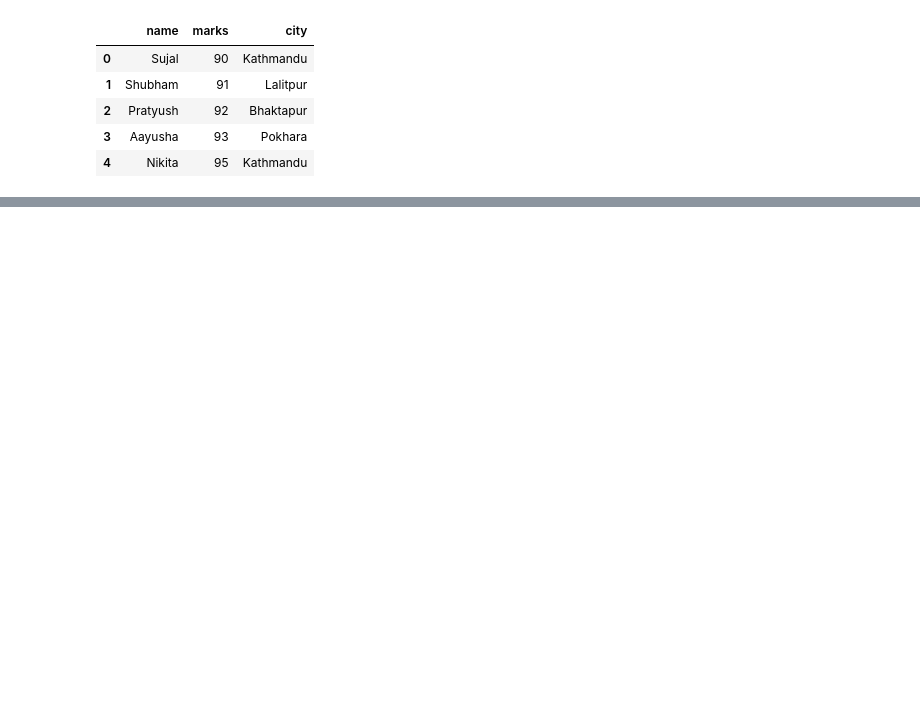
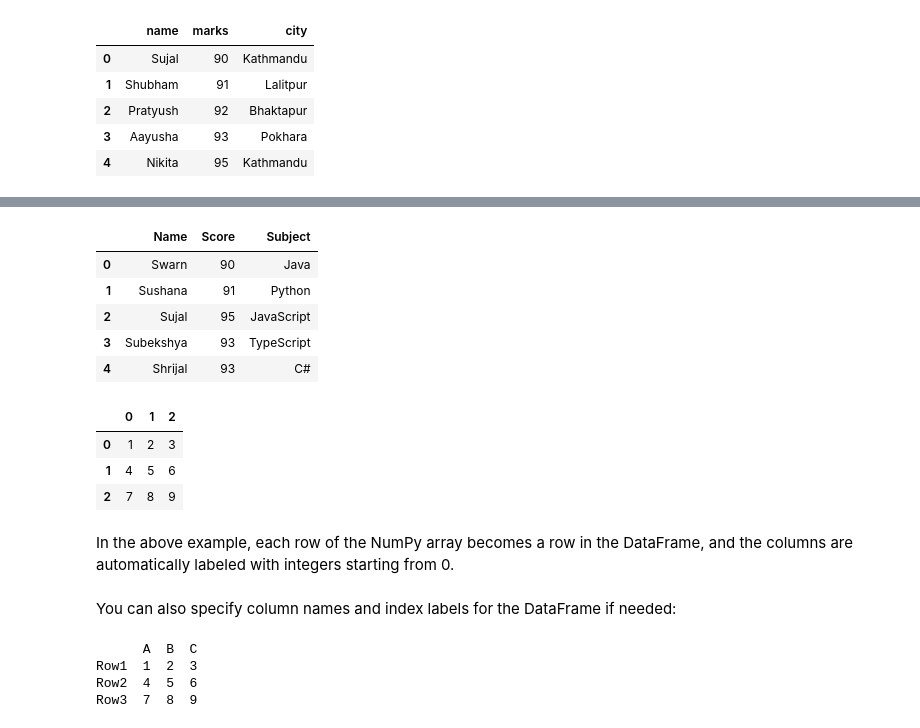
Before and after one commit to PrashantSBasnet/L3_Sem2, a Jupyter notebook: Week8/Intro_to_Panda.ipynb, the cells around one changed output, grey strips where cells are left out. Cells and saved outputs as stored; diff of their text form; code cells hidden in the pictures; blank space fills up the shorter version.

Commit message:
series, creating DataFrame from other data structures

```diff
--- a/Week8/Intro_to_Panda.ipynb
+++ b/Week8/Intro_to_Panda.ipynb
@@ -57,0 +94,54 @@ df.to_csv('SecA.csv', index=False)
+# %%
+#Creating DataFrame from the List
+
+# List containing data
+data = [
+    ['Swarn', 90, 'Java'],
+    ['Sushana', 91, 'Python'],
+    ['Sujal', 95, 'JavaScript'],
+    ['Subekshya', 93, 'TypeScript'],
+    ['Shrijal', 93, 'C#']
+]
+
+# Create DataFrame from list
+df = pd.DataFrame(data, columns=['Name', 'Score', 'Subject'])
+df
+# %% [output]
+|  | Name | Score | Subject |
+| 0 | Swarn | 90 | Java |
+| 1 | Sushana | 91 | Python |
+| 2 | Sujal | 95 | JavaScript |
+| 3 | Subekshya | 93 | TypeScript |
+| 4 | Shrijal | 93 | C# |
+# %%
+#using Numpy Array to create DataFrame
+
+# Create a 2D NumPy array
+data = np.array([
+    [1, 2, 3],
+    [4, 5, 6],
+    [7, 8, 9]
+])
+
+# Create DataFrame from NumPy array
+df = pd.DataFrame(data)
+df
+# %% [output]
+|  | 0 | 1 | 2 |
+| 0 | 1 | 2 | 3 |
+| 1 | 4 | 5 | 6 |
+| 2 | 7 | 8 | 9 |
+# %% [markdown]
+In the above example, each row of the NumPy array becomes a row in the DataFrame, and the columns are automatically labeled with integers starting from 0.
+# %% [markdown]
+You can also specify column names and index labels for the DataFrame if needed:
+# %%
+# Create DataFrame with custom column names and index labels
+df = pd.DataFrame(data, columns=['A', 'B', 'C'], index=['Row1', 'Row2', 'Row3'])
+
+print(df)
+# %% [output]
+      A  B  C
+Row1  1  2  3
+Row2  4  5  6
+Row3  7  8  9
```
Also changed, not shown: parts of 7 cells of this notebook.
